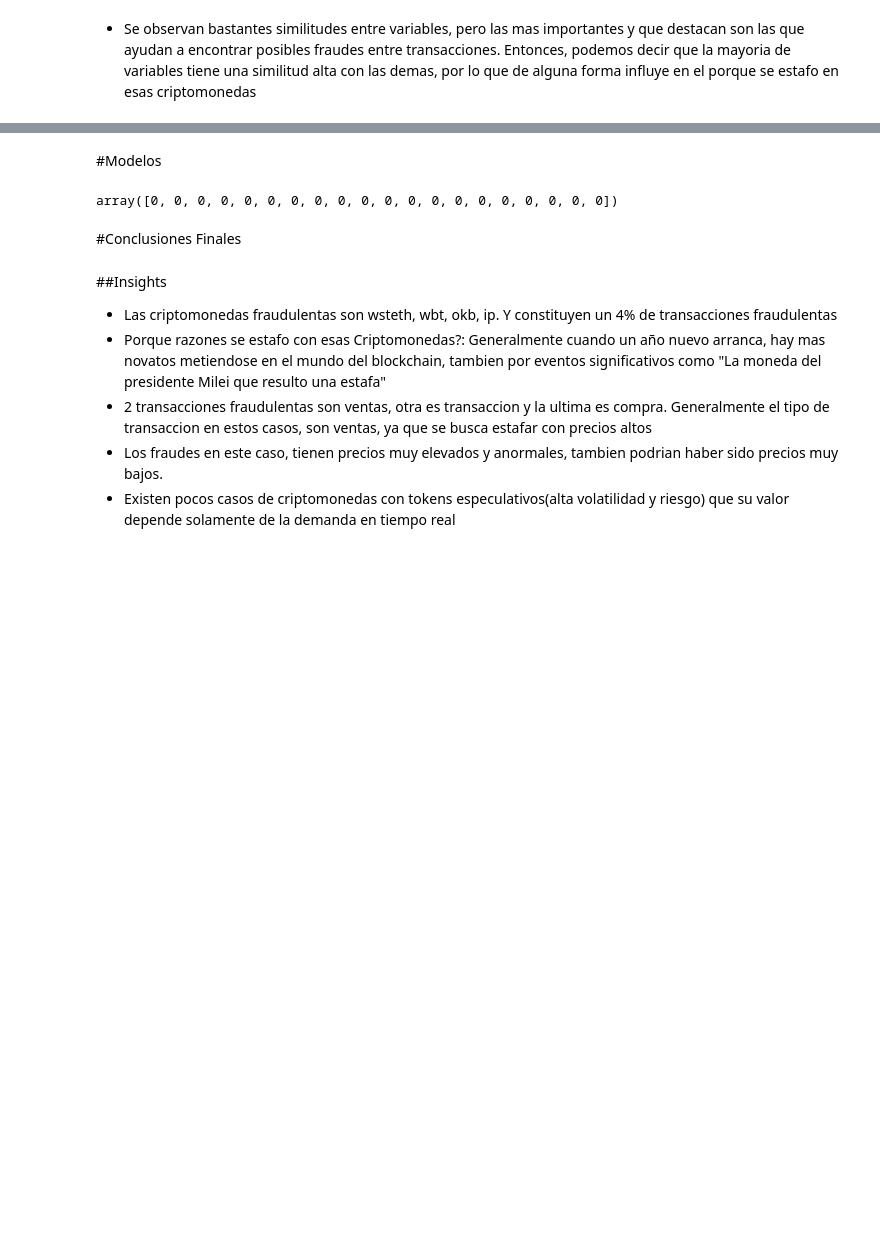
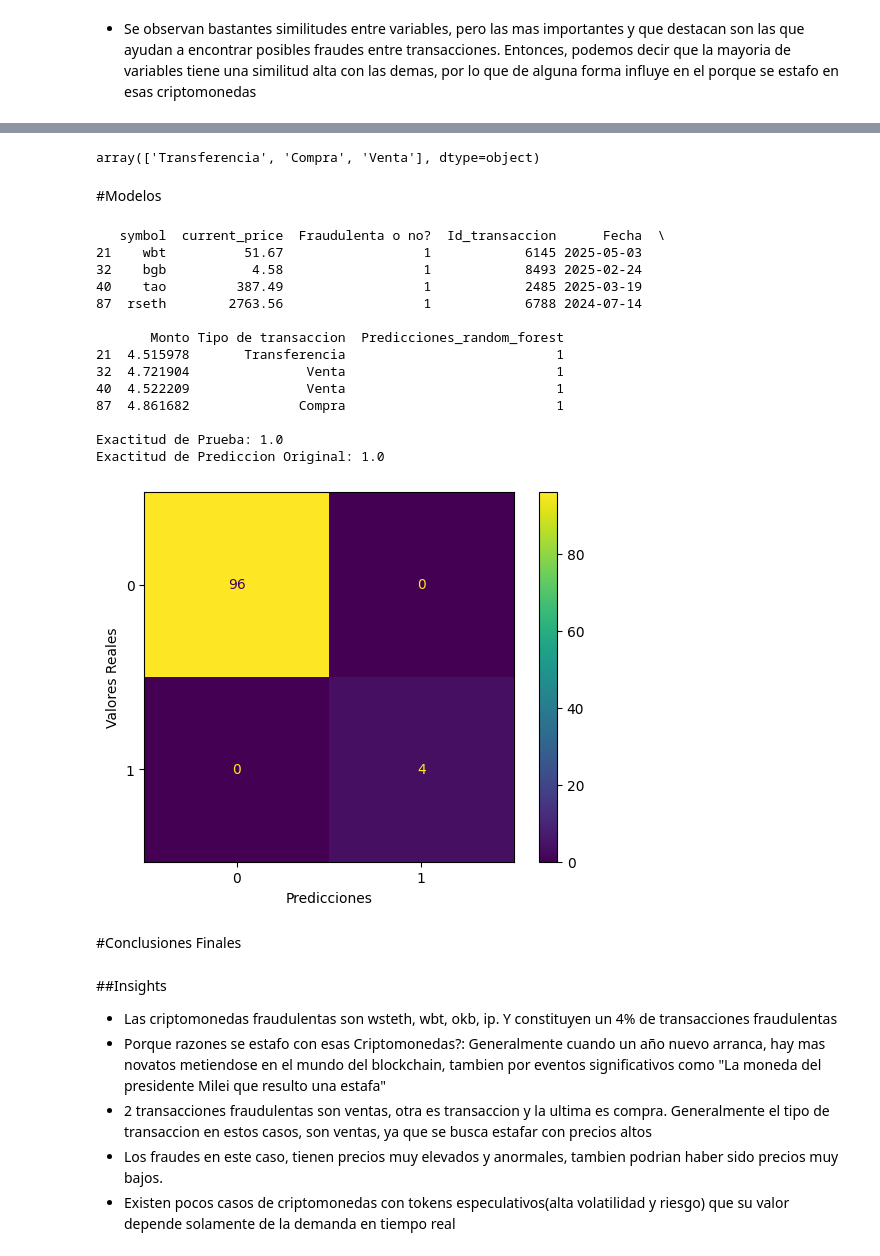
Before and after one commit to MatiasSiles/Deteccion-de-Fraudes-en-Blockchain, a Jupyter notebook: EntregaN1_SilesMatias.ipynb, the cells around one changed output, grey strips where cells are left out. Cells and saved outputs as stored; diff of their text form; code cells hidden in the pictures; blank space fills up the shorter version.

```diff
--- a/EntregaN1_SilesMatias.ipynb
+++ b/EntregaN1_SilesMatias.ipynb
@@ -330,26 +329,6 @@ df_criptos.head(2)
+# %%
+df_criptos["Tipo de transaccion"].unique()
+# %% [output]
+array(['Transferencia', 'Compra', 'Venta'], dtype=object)
 # %% [markdown]
 #Modelos
-# %%
-class modelos():
-  def __init__(self,*, data):
-    self.data = data
-
-  def random_forest(self):
-    self.data["Fecha"] = self.data["Fecha"].dt.day
-    X = self.data[["Monto","Fecha"]]
-    y = self.data["Fraudulenta o no?"]
-
-    X_train, X_test, y_train, y_test = train_test_split(X, y, test_size=0.2, random_state=42)
-
-    modelo = RandomForestClassifier(n_estimators=100, random_state=42)
-    modelo.fit(X_train, y_train)
-
-    prediccion = modelo.predict(X_test)
-
-    return prediccion
-
-modelos = modelos(data=df_criptos)
-# %%
-modelos.random_forest()
-# %% [output]
-array([0, 0, 0, 0, 0, 0, 0, 0, 0, 0, 0, 0, 0, 0, 0, 0, 0, 0, 0, 0])
@@ -355,0 +397,19 @@ array([0, 0, 0, 0, 0, 0, 0, 0, 0, 0, 0, 0, 0, 0, 0, 0, 0, 0, 0, 0])
+# %%
+full_data_predecir = df_criptos[["Monto", "Fecha"]]
+modelos.random_forest(datos_a_predecir = full_data_predecir)
+# %% [output]
+   symbol  current_price  Fraudulenta o no?  Id_transaccion      Fecha  \
+21    wbt          51.67                  1            6145 2025-05-03
+32    bgb           4.58                  1            8493 2025-02-24
+40    tao         387.49                  1            2485 2025-03-19
+87  rseth        2763.56                  1            6788 2024-07-14
+
+       Monto Tipo de transaccion  Predicciones_random_forest
+21  4.515978       Transferencia                           1
+32  4.721904               Venta                           1
+40  4.522209               Venta                           1
+87  4.861682              Compra                           1
+
+Exactitud de Prueba: 1.0
+Exactitud de Prediccion Original: 1.0
+[figure, added]
```
Also changed, not shown: parts of 14 cells of this notebook.
